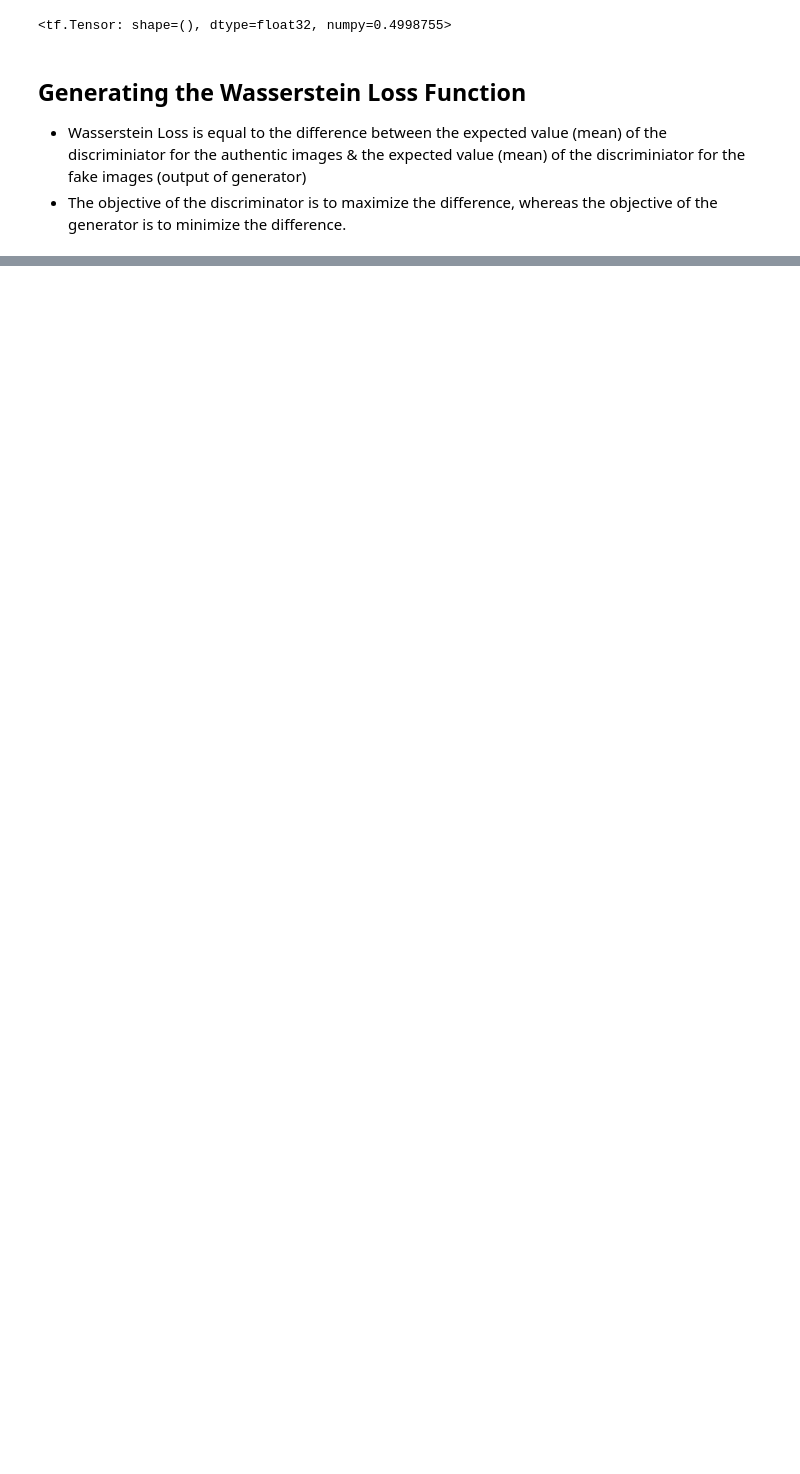
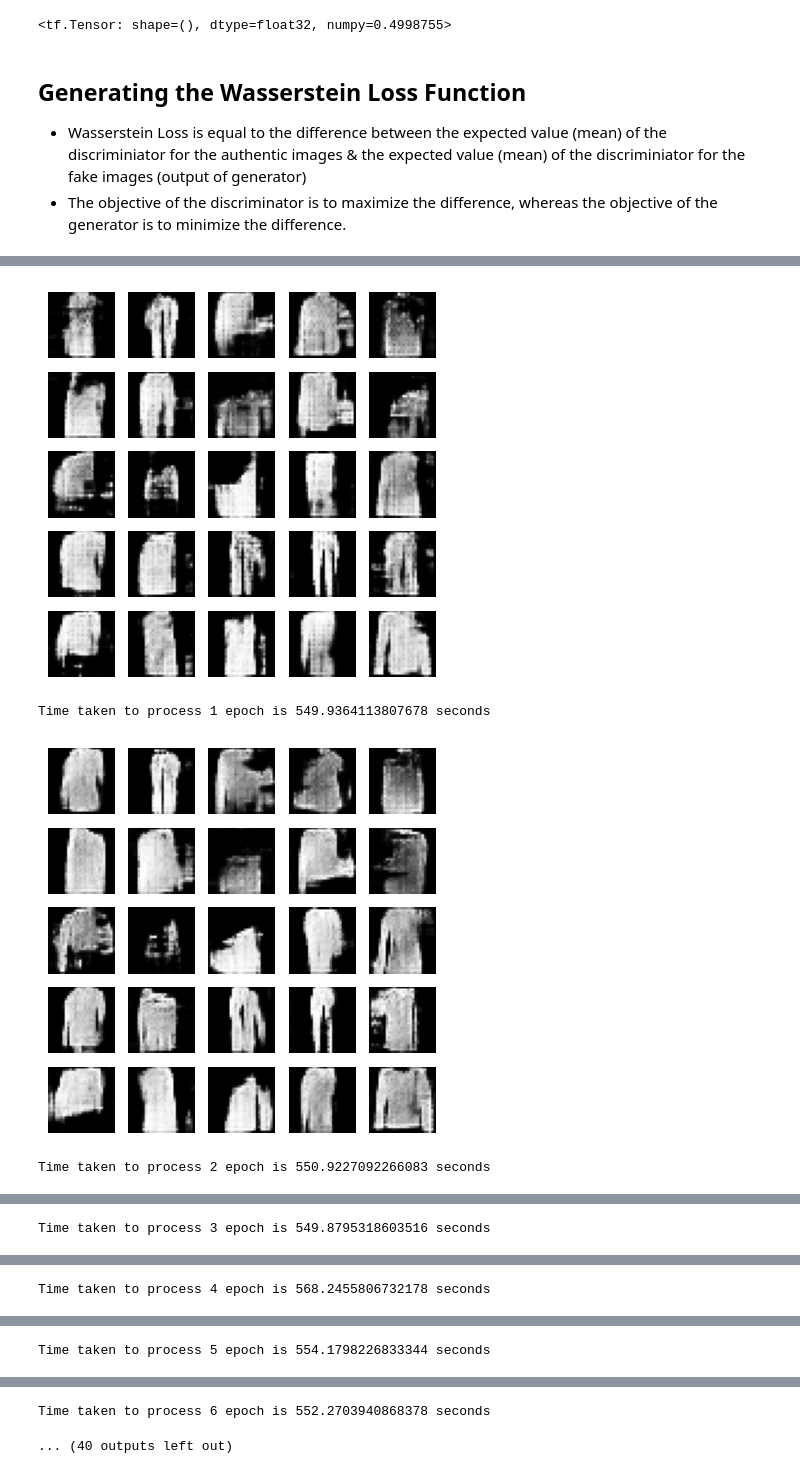
Before and after one commit to HarshitDawar55/Generative_Adversial_Networks, a Jupyter notebook: Fashion_MNIST_Wasserstein_GAN.ipynb, the cells around one changed output, grey strips where cells are left out. Saved outputs shown, nothing was run; the diff lists cells and outputs as text; code cells hidden in the pictures; blank space fills up the shorter version.

```diff
--- a/Fashion_MNIST_Wasserstein_GAN.ipynb
+++ b/Fashion_MNIST_Wasserstein_GAN.ipynb
@@ -216,0 +250,7 @@ def wloss_discriminator(real_output, fake_output, gradient_penalty):
+# %%
+checkpoint_dir = './training_checkpoints'
+checkpoint_prefix = os.path.join(checkpoint_dir, 'checkpoints')
+checkpoint = tf.train.Checkpoint(generator_optimizer = generator_optimizer,
+                                 discriminator_optimizer = discriminator_optimizer,
+                                 generator = generator,
+                                 discriminator = discriminator)
@@ -216,0 +284,32 @@ def wloss_discriminator(real_output, fake_output, gradient_penalty):
+# %%
+def generate_and_save_the_image(model, epoch, image):
+    prediction = model(image, training = False)
+    plt.figure(figsize = (5, 5))
+    for i in range(prediction.shape[0]):
+        plt.subplot(5, 5, i + 1)
+        plt.imshow(prediction[i, :, :, 0] * 127.5 + 127.5, cmap = "gray")
+        plt.axis("off")
+    plt.savefig("img_epoch_{:04d}".format(epoch))
+    plt.show()
+# %%
+image_for_testing = tf.random.normal([25, 100])
+# %%
+def train(data, epochs):
+    for epoch in range(epochs):
+        start_time = time.time()
+        for image_batch in data:
+            if len(image_batch) == batch_size:
+                training_step(image_batch)
+        generate_and_save_the_image(generator, epoch = epoch + 1, image = image_for_testing)
+        if (epoch + 10) % 10 == 0:
+            checkpoint.save(file_prefix = checkpoint_prefix)
+        print("Time taken to process {} epoch is {} seconds".format(epoch + 1, time.time() - start_time))
+    generate_and_save_the_image(generator, epochs, image_for_testing)
+    generator.save("generator.h5")
+# %%
+train(X_train, epochs = 25)
+# %% [output]
+[figure, added]
+Time taken to process 1 epoch is 549.9364113807678 seconds
+[figure, added]
+Time taken to process 2 epoch is 550.9227092266083 seconds
@@ -216,0 +317 @@ def wloss_discriminator(real_output, fake_output, gradient_penalty):
+Time taken to process 3 epoch is 549.8795318603516 seconds
@@ -216,0 +319 @@ def wloss_discriminator(real_output, fake_output, gradient_penalty):
+Time taken to process 4 epoch is 568.2455806732178 seconds
@@ -216,0 +321 @@ def wloss_discriminator(real_output, fake_output, gradient_penalty):
+Time taken to process 5 epoch is 554.1798226833344 seconds
@@ -216,0 +323,2 @@ def wloss_discriminator(real_output, fake_output, gradient_penalty):
+Time taken to process 6 epoch is 552.2703940868378 seconds
+... (40 outputs left out)
```
Also changed, not shown: parts of 14 cells of this notebook.
